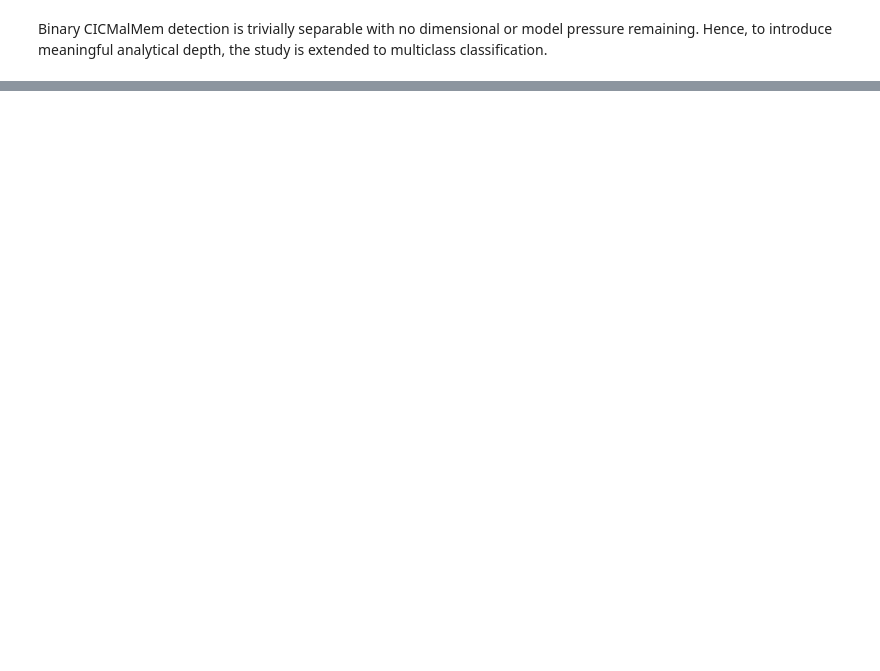
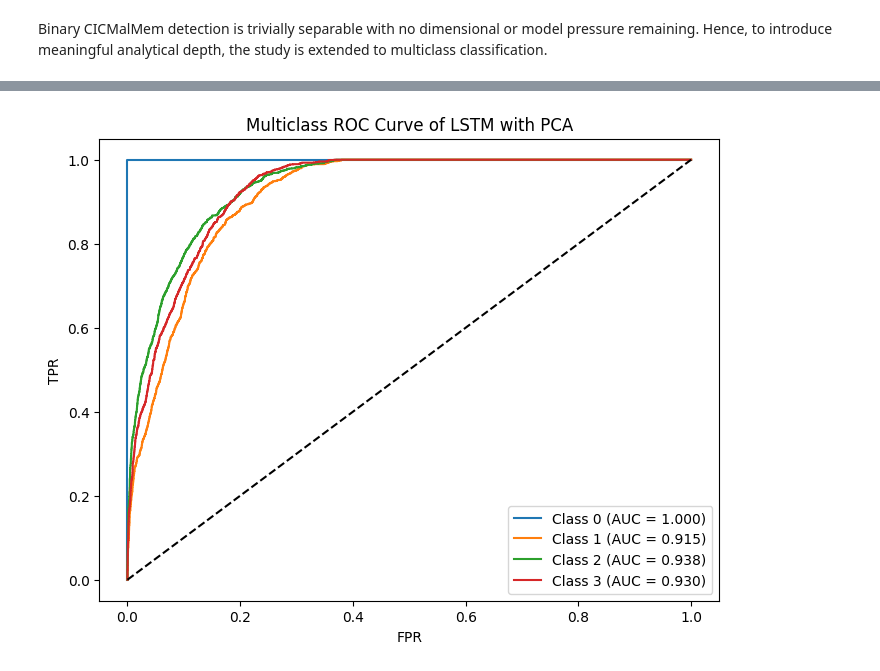
Before and after one commit to anittajoshy2001-dot/decision-tree-penguins-tutorial, a Jupyter notebook: notebooks/a)Memory_Malware.ipynb, the cells around one changed output, grey strips where cells are left out. Drawn from its saved outputs; the diff is of its cells as text; code cells hidden in the pictures; blank space fills up the shorter version.

```diff
--- a/notebooks/a)Memory_Malware.ipynb
+++ b/notebooks/a)Memory_Malware.ipynb
@@ -749,0 +770,3 @@ Binary CICMalMem detection is trivially separable with no dimensional or model p
+# %%
+X_feat = mal_mem.drop(columns=['Category'])
+y_output = mal_mem['Category']
@@ -749,0 +917,3 @@ Binary CICMalMem detection is trivially separable with no dimensional or model p
+# %%
+# Number of classes
+output_class = len(np.unique(y_train_smt))
@@ -749,0 +976,23 @@ Binary CICMalMem detection is trivially separable with no dimensional or model p
+# %%
+# ----------------------Testing LSTM Model ---------------
+start_tm = time.time()
+y_pred_prob = lstm_mod.predict(X_test_reshap)
+test_tm = time.time() - start_tm
+print(f"Testing time: {test_tm:.2f} seconds")
+
+# Convert probabilities to predicted class labels
+y_pred = np.argmax(y_pred_prob, axis=1)
+print(classification_report(y_test, y_pred))
+
+# Confusion Matrix
+c_mtx = confusion_matrix(y_test, y_pred)
+c_dsp = ConfusionMatrixDisplay(confusion_matrix=c_mtx)
+c_dsp.plot(cmap=plt.cm.Blues)
+plt.title("Multiclass LSTM with PCA")
+plt.show()
+
+# Multiclass AUC (One-vs-Rest)
+num_classes = len(np.unique(y_test))
+y_test_bin = label_binarize(y_test, classes=range(num_classes))
+auc_score = roc_auc_score(y_test_bin, y_pred_prob, multi_class='ovr')
+print(f"AUC score: {auc_score:.4f}")
@@ -749,0 +1014,16 @@ Binary CICMalMem detection is trivially separable with no dimensional or model p
+# %%
+plt.figure(figsize=(8,6))
+
+for i in range(num_classes):
+    fpr, tpr, _ = roc_curve(y_test_bin[:, i], y_pred_prob[:, i])
+    roc_auc = auc(fpr, tpr)
+    plt.plot(fpr, tpr, label=f"Class {i} (AUC = {roc_auc:.3f})")
+
+plt.plot([0,1], [0,1], 'k--')
+plt.xlabel("FPR")
+plt.ylabel("TPR")
+plt.title("Multiclass ROC Curve of LSTM with PCA")
+plt.legend()
+plt.show()
+# %% [output]
+[figure, added]
```
Also changed, not shown: parts of 43 cells of this notebook.
